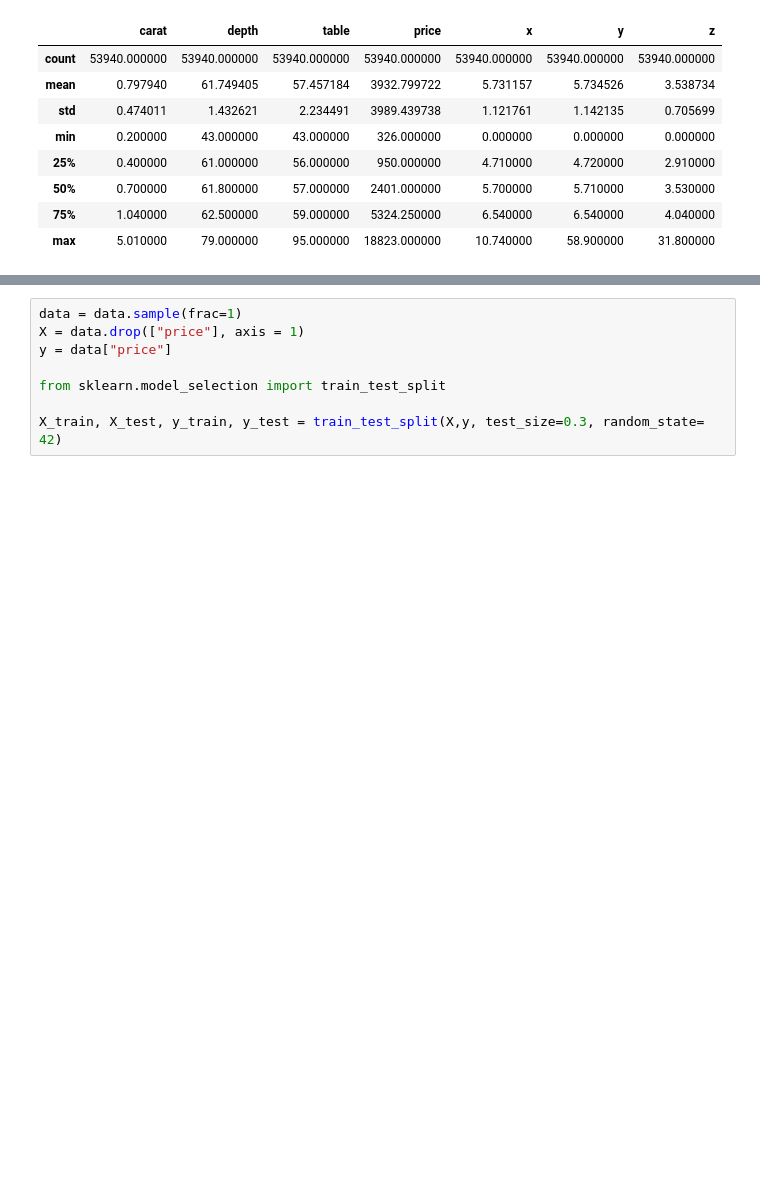
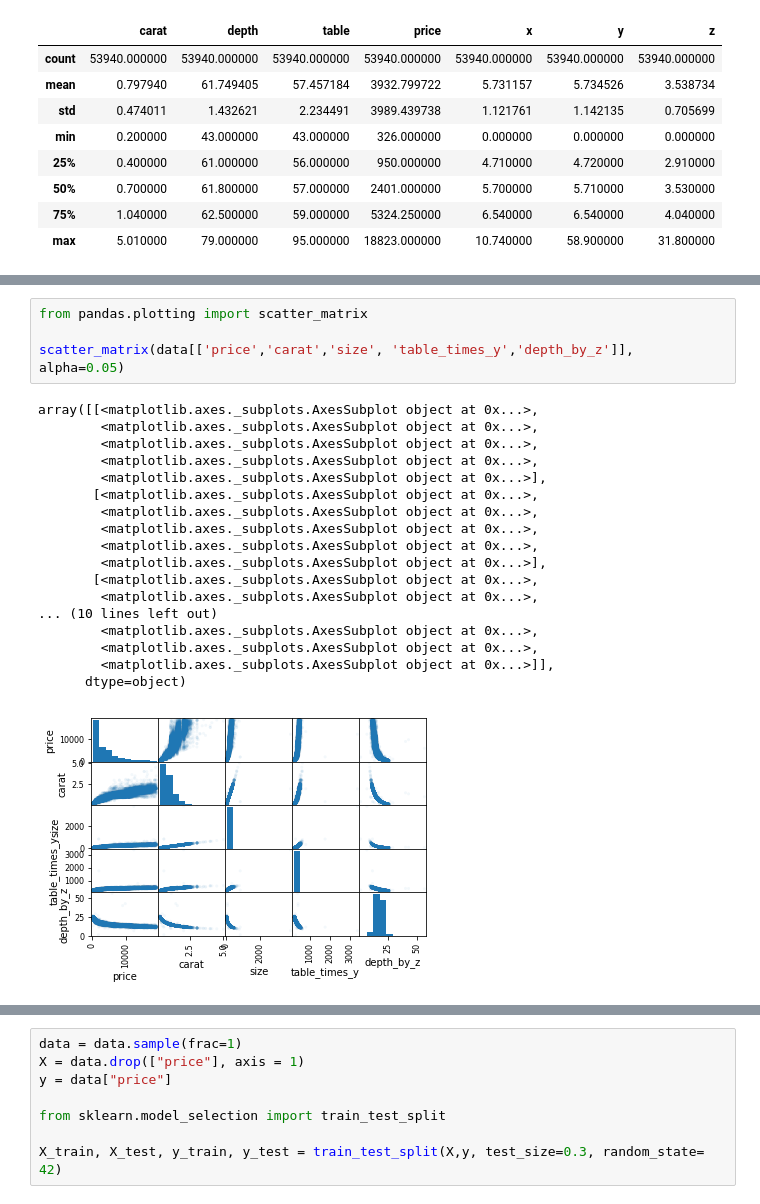
Before and after one commit to parvmaurya/ML_Diamonds_Dataset, a Jupyter notebook: diamond.ipynb, the cells around one changed output, grey strips where cells are left out. Drawn from its saved outputs; the diff is of its cells as text; blank space fills up the shorter version.

```diff
--- a/diamond.ipynb
+++ b/diamond.ipynb
@@ -82,0 +118,23 @@ data.describe()
+# %%
+from pandas.plotting import scatter_matrix
+
+scatter_matrix(data[['price','carat','size', 'table_times_y','depth_by_z']], alpha=0.05)
+# %% [output]
+array([[<matplotlib.axes._subplots.AxesSubplot object at 0x...>,
+        <matplotlib.axes._subplots.AxesSubplot object at 0x...>,
+        <matplotlib.axes._subplots.AxesSubplot object at 0x...>,
+        <matplotlib.axes._subplots.AxesSubplot object at 0x...>,
+        <matplotlib.axes._subplots.AxesSubplot object at 0x...>],
+       [<matplotlib.axes._subplots.AxesSubplot object at 0x...>,
+        <matplotlib.axes._subplots.AxesSubplot object at 0x...>,
+        <matplotlib.axes._subplots.AxesSubplot object at 0x...>,
+        <matplotlib.axes._subplots.AxesSubplot object at 0x...>,
+        <matplotlib.axes._subplots.AxesSubplot object at 0x...>],
+       [<matplotlib.axes._subplots.AxesSubplot object at 0x...>,
+        <matplotlib.axes._subplots.AxesSubplot object at 0x...>,
+... (10 lines left out)
+        <matplotlib.axes._subplots.AxesSubplot object at 0x...>,
+        <matplotlib.axes._subplots.AxesSubplot object at 0x...>,
+        <matplotlib.axes._subplots.AxesSubplot object at 0x...>]],
+      dtype=object)
+[figure, added]
```
Also changed, not shown: parts of 28 cells of this notebook.
